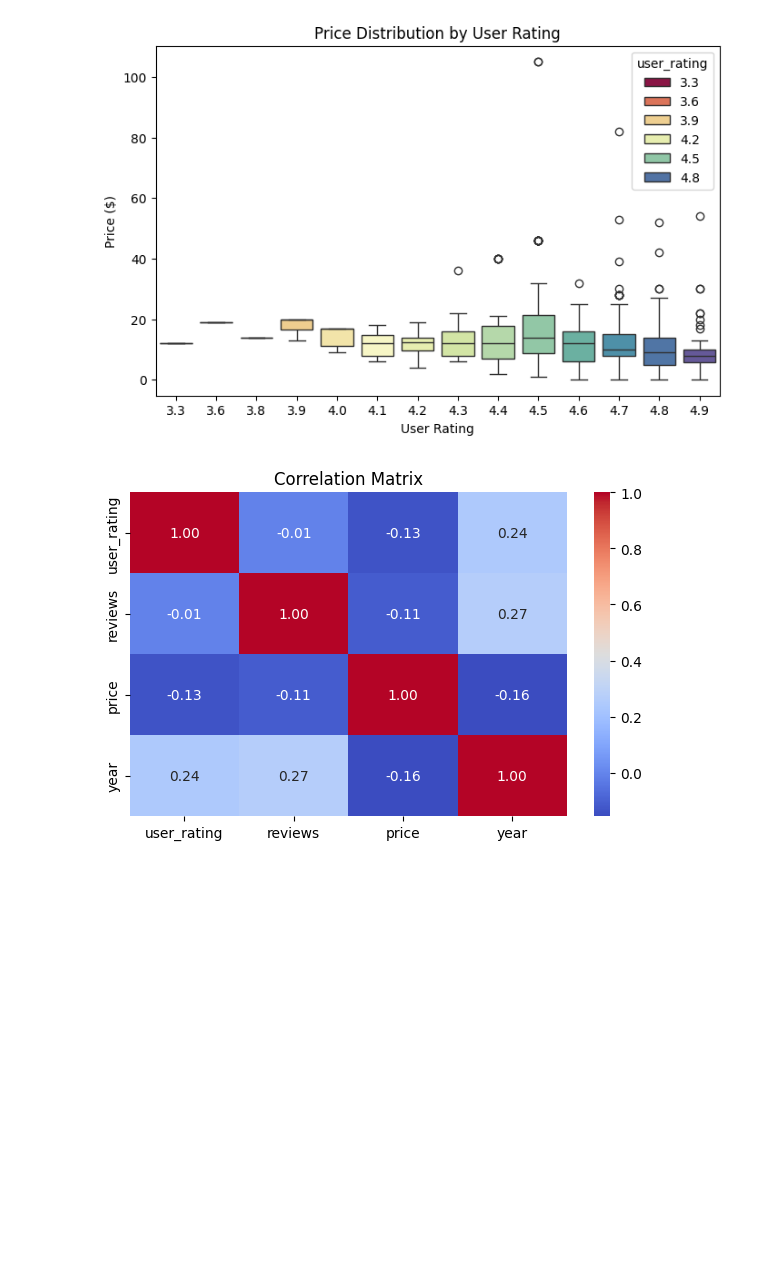
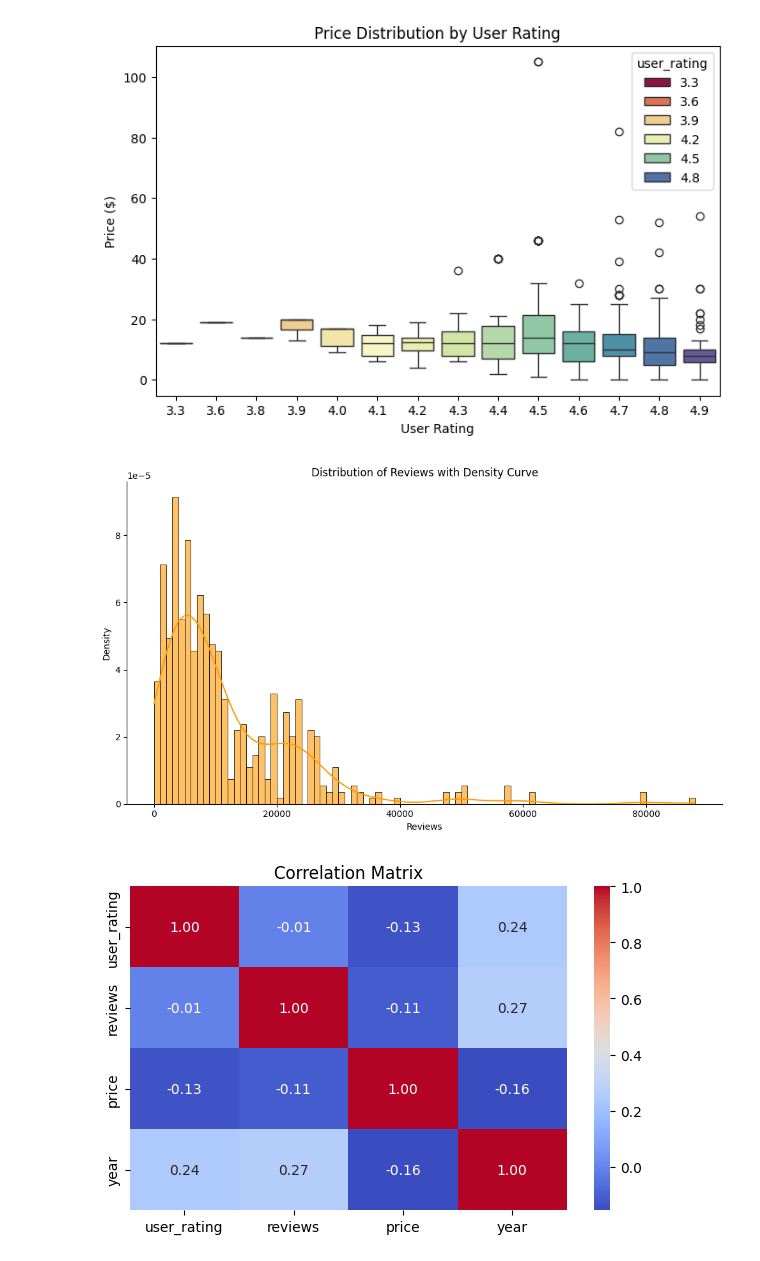
Before and after one commit to Anurag-Mohan/Amazon-Inventory-Analysis, a Jupyter notebook: AmazonData.ipynb, the cells around one changed output. Cells and saved outputs as stored; diff of their text form; code cells hidden in the pictures; blank space fills up the shorter version.

```diff
--- a/AmazonData.ipynb
+++ b/AmazonData.ipynb
@@ -207,6 +254,26 @@ plt.ylabel("Price ($)")
 plt.show()
 # %% [output]
 [figure]
+# %%
+plt.figure(figsize=(10, 6))
+sns.histplot(df['reviews'],
+             bins=range(0, df['reviews'].max() + 1000, 1000),
+             color='#ff9900',
+             edgecolor='black',
+             stat='density',
+             kde=True,
+             alpha=0.6)
+
+plt.title("Distribution of Reviews with Density Curve")
+plt.xlabel("Reviews")
+plt.ylabel("Density")
+plt.grid(False)
+sns.despine()
+
+plt.tight_layout()
+plt.show()
+# %% [output]
+[figure, added]
 # %%
 plt.figure(figsize=(6,4))
 sns.heatmap(df.corr(numeric_only=True), annot=True, cmap="coolwarm", fmt=".2f")
```
Also changed, not shown: parts of 10 cells of this notebook.
